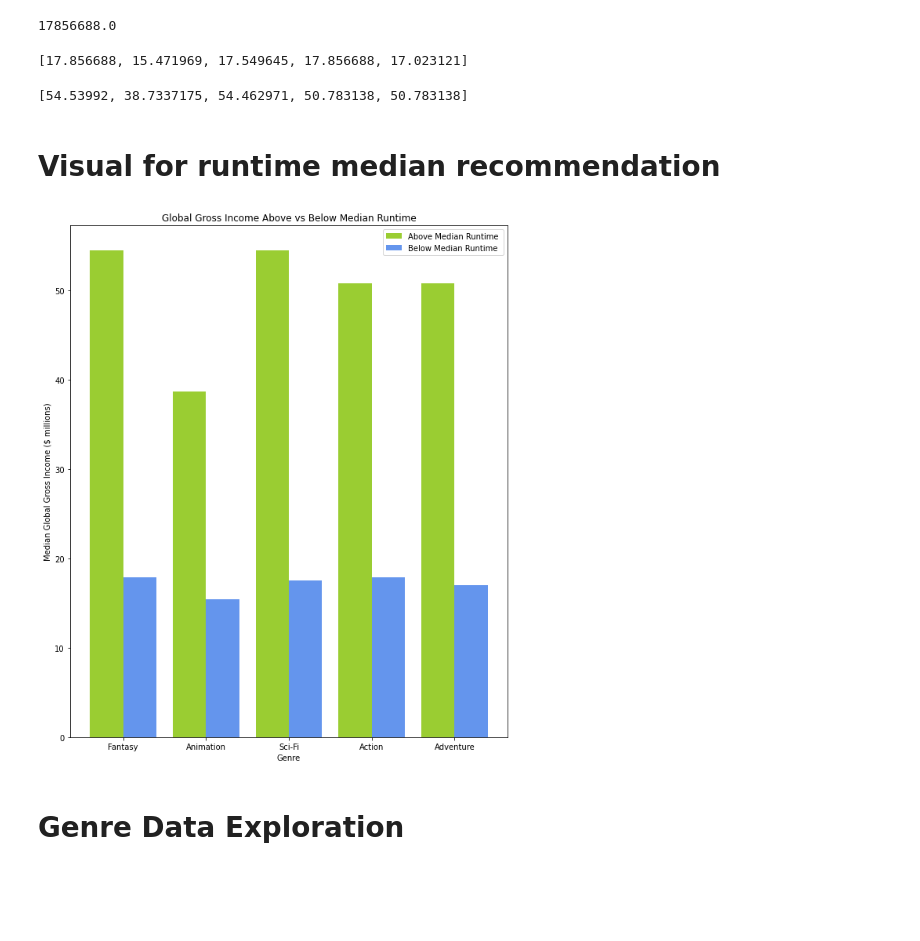
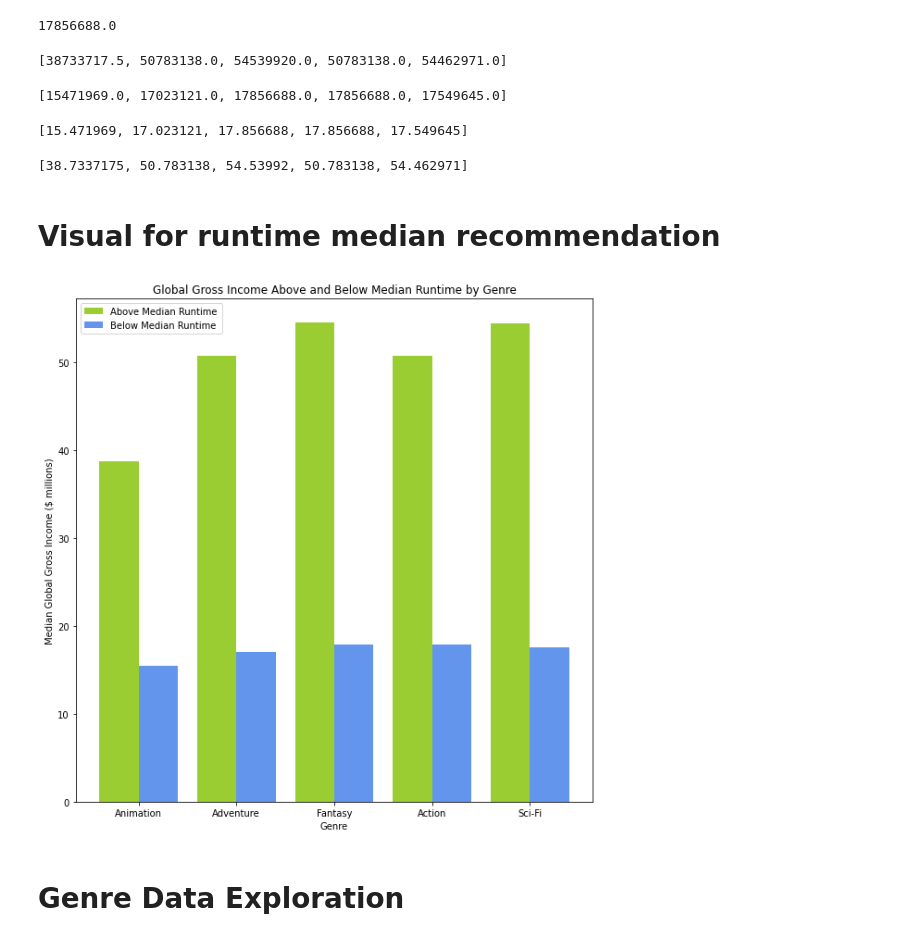
Before and after one commit to StefanoCaruso456/Movie-Studio-Project, a Jupyter notebook: notebook_development/jbook_Samuel.ipynb, the cells around one changed output. Drawn from its saved outputs; the diff is of its cells as text; code cells hidden in the pictures; blank space fills up the shorter version.

Commit message:
put finishing touches on graphs

```diff
--- a/notebook_development/jbook_Samuel.ipynb
+++ b/notebook_development/jbook_Samuel.ipynb
@@ -34,6 +23,6 @@ ls
 # %%
 #creating connection to the data
-conn = sqlite3.connect('../zippedData/im.db/im.db')
+conn = sqlite3.connect('../zippedData/im.db')
 # %%
 #creating variable to read csv file
 funds = pd.read_csv('../zippedData/tn.movie_budgets.csv.gz')
@@ -295,6 +284,6 @@ genre_Action_median
 # %%
 final_Action_H = runtime_rec.loc[runtime_rec['runtime_minutes'] > genre_Action_median]
 # %%
-H_Action_med_gross = final_Ad_H['worldwide_gross'].median()
+H_Action_med_gross = final_Action_H['worldwide_gross'].median()
 H_Action_med_gross
 # %% [output]
@@ -384,54 +373,60 @@ L_fan_med_gross
 17856688.0
 # %%
 # # List for above runtime median
-top_5_Above_rt = [H_fan_med_gross, H_ann_med_gross, H_Sci_fi_med_gross, H_Action_med_gross, H_Ad_med_gross]
+top_5_Above_rt = [H_ann_med_gross, H_Ad_med_gross, H_fan_med_gross, H_Action_med_gross, H_Sci_fi_med_gross]
+top_5_Above_rt
+# %% [output]
+[38733717.5, 50783138.0, 54539920.0, 50783138.0, 54462971.0]
 # %%
 # List for below runtime median
-top_5_below_rt = [L_fan_med_gross, L_ann_med_gross, L_Sci_fi_med_gross, L_Action_med_gross, L_Ad_med_gross]
+top_5_below_rt = [L_ann_med_gross, L_Ad_med_gross, L_fan_med_gross, L_Action_med_gross, L_Sci_fi_med_gross]
+top_5_below_rt
+# %% [output]
+[15471969.0, 17023121.0, 17856688.0, 17856688.0, 17549645.0]
 # %%
 top_5_below_rt_mil = [(x/1000000) for x in top_5_below_rt]
 print(top_5_below_rt_mil)
 # %% [output]
-[17.856688, 15.471969, 17.549645, 17.856688, 17.023121]
+[15.471969, 17.023121, 17.856688, 17.856688, 17.549645]
 # %%
 top_5_Above_rt_mil = [(x/1000000) for x in top_5_Above_rt]
 print(top_5_Above_rt_mil)
 # %% [output]
-[54.53992, 38.7337175, 54.462971, 50.783138, 50.783138]
+[38.7337175, 50.783138, 54.53992, 50.783138, 54.462971]
 # %% [markdown]
 # Visual for runtime median recommendation
 # %%
 
 
 
 
-x_ticks_labels = ['Fantasy', 'Animation', 'Sci-Fi', 'Action', 'Adventure']
+x_ticks_labels = ['Animation', 'Adventure', 'Fantasy', 'Action', 'Sci-Fi']
 
 x = x_ticks_labels
 
 
 
 X_axis = np.arange(len(x))
 
-plt.figure(figsize=(10,12))
+plt.figure(figsize=(10,10))
 
 
 
 
 plt.bar(X_axis - .2, top_5_Above_rt_mil, color ='yellowgreen',
         width = 0.4, label = 'Above Median Runtime' )
 plt.bar(X_axis + .2, top_5_below_rt_mil, color ='cornflowerblue',
         width = 0.4, label = 'Below Median Runtime ' )
 plt.xlabel("Genre")
 plt.ylabel("Median Global Gross Income ($ millions)")
-plt.title("Global Gross Income Above vs Below Median Runtime")
+plt.title("Global Gross Income Above and Below Median Runtime by Genre")
 plt.xticks(X_axis, x_ticks_labels)
 plt.legend()
 plt.ticklabel_format(style='plain', axis='y')
 
 plt.show();
 # %% [output]
-[figure, old version]
+[figure, new version]
 # %% [markdown]
 # Genre Data Exploration
 # %%
```
Also changed, not shown: parts of 13 cells of this notebook, 1 other file.
